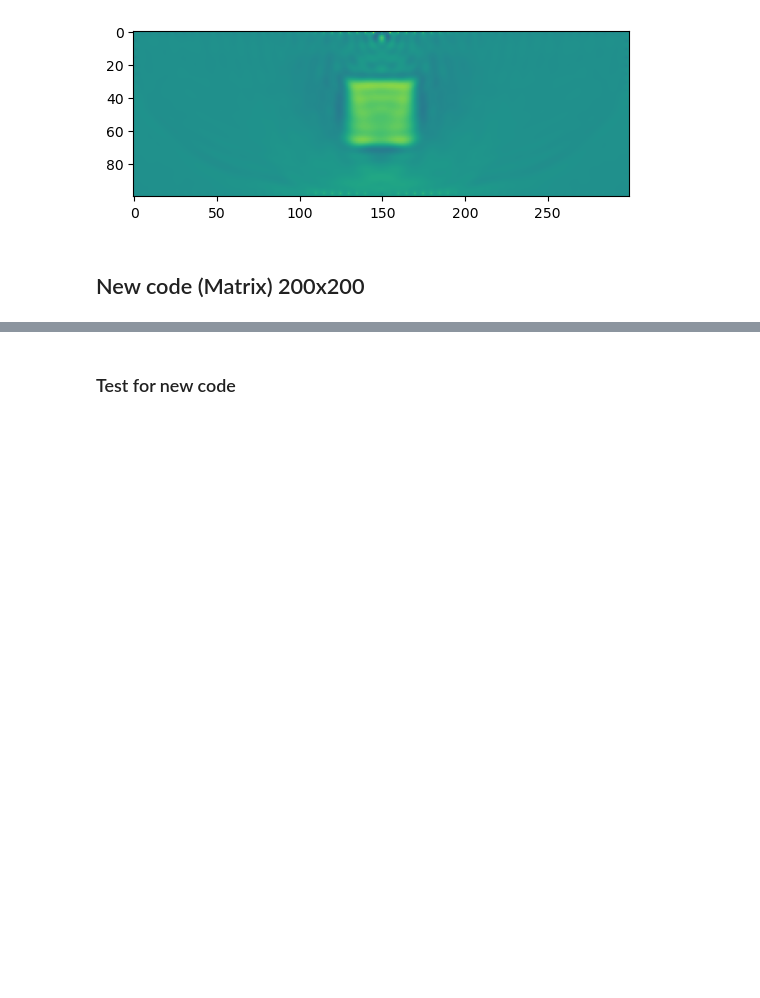
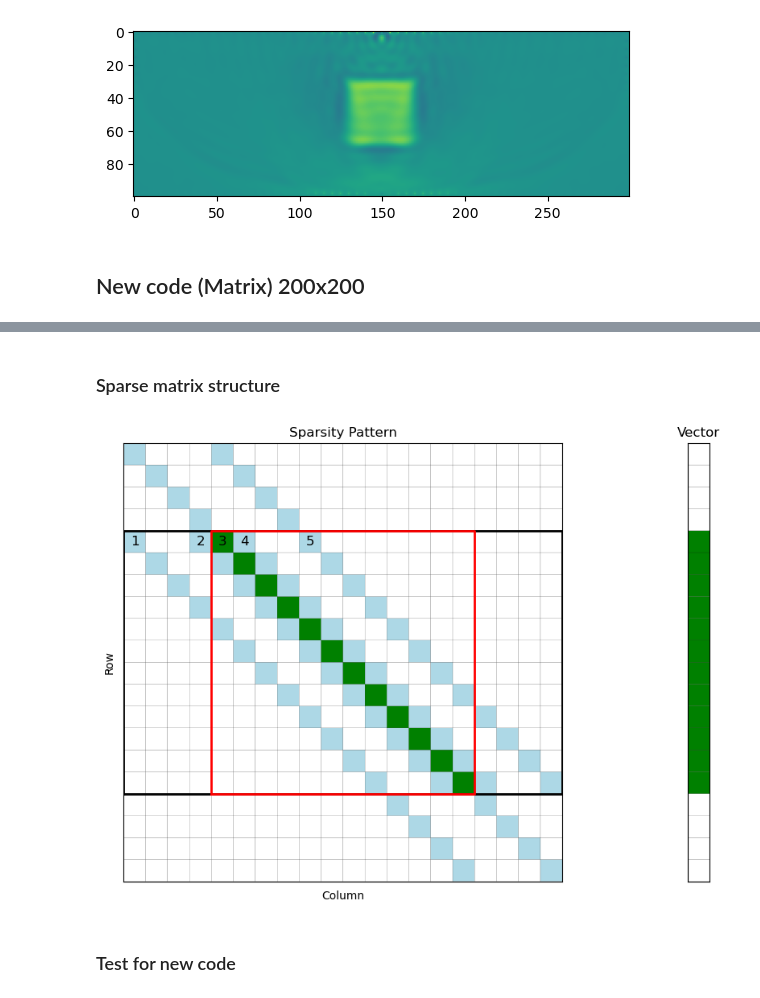
Before and after one commit to medicinely/fwi, a Jupyter notebook: fwi_matrix.ipynb, the cells around one changed output, grey strips where cells are left out. Cells and saved outputs as stored; diff of their text form; code cells hidden in the pictures; blank space fills up the shorter version.

```diff
--- a/fwi_matrix.ipynb
+++ b/fwi_matrix.ipynb
@@ -597,0 +575,63 @@ Model dimension [nz,nx,nt]:  200 200 1200
+# %% [markdown]
+### Sparse matrix structure
+# %%
+from matplotlib import pyplot as plt
+from matplotlib import colors
+
+d = 4
+bdr = 2
+d2 = d**2
+dd = d2 + 2*bdr
+structure = sc.sparse.diags([np.ones(dd), np.ones(dd), 2*np.ones(dd), np.ones(dd), np.ones(dd)],offsets=[-d,-1,0,1,d],shape=(dd,dd),format='csr')
+
+upper = sp.diags([np.ones(d), np.ones(d)],offsets=[0, d],shape=(d,dd),format='csr')
+lower = sp.diags([np.ones(d), np.ones(d)],offsets=[dd-d, dd-d-2*bdr],shape=(d,dd),format='csr')
+
+# Define the indices of the left and right parts in the sparse matrix
+left_indices = slice(bdr, dd-bdr)  # Specify the range of row indices for the left part
+right_indices = slice(bdr, dd-bdr)  # Specify the range of row indices for the right part
+
+structure[np.arange(d),:] = upper
+structure[np.arange(dd-d,dd),:] = lower
+
+structure = structure.toarray()
+
+
+
+cmap = colors.ListedColormap(['white','lightblue','g'])
+plt.figure(figsize=(11,6))
+plt.subplot(1,2,1)
+plt.pcolor(structure[::-1],cmap=cmap, edgecolors='k', linewidths=0.1)
+plt.gca().set_aspect('equal')
+
+plt.text(.5, dd+.5-5, '1', ha='center', va='center', color='k', fontsize=12)
+plt.text(3.5, dd+.5-5, '2', ha='center', va='center', color='k', fontsize=12)
+plt.text(4.5, dd+.5-5, '3', ha='center', va='center', color='k', fontsize=12)
+plt.text(5.5, dd+.5-5, '4', ha='center', va='center', color='k', fontsize=12)
+plt.text(8.5, dd+.5-5, '5', ha='center', va='center', color='k', fontsize=12)
+
+# Highlight the edges of the center 16x16 grid
+plt.plot([0, dd, dd, 0, 0], [d, d, d2, d2, 4], 'k-', linewidth=2)
+plt.plot([d, d2, d2, d, d], [d, d, d2, d2, 4], 'r-', linewidth=2)
+plt.title('Sparsity Pattern')
+plt.xticks([])
+plt.yticks([])
+plt.xlabel('Column')
+plt.ylabel('Row')
+
+
+
+plt.subplot(1, 2, 2)
+vector = np.zeros((dd, 1))
+vector[d:-d] = 1
+plt.pcolor(vector,cmap=cmap, edgecolors='k', linewidths=0.1)
+plt.gca().set_aspect('equal')
+# plt.plot([0, 1, 1, 0, 0], [d, d, d2, d2, d], 'r-', linewidth=2)
+plt.xticks([])
+plt.yticks([])
+plt.title('Vector')
+
+plt.tight_layout()
+plt.show()
+# %% [output]
+[figure, added]
```
Also changed, not shown: parts of 4 cells of this notebook.
